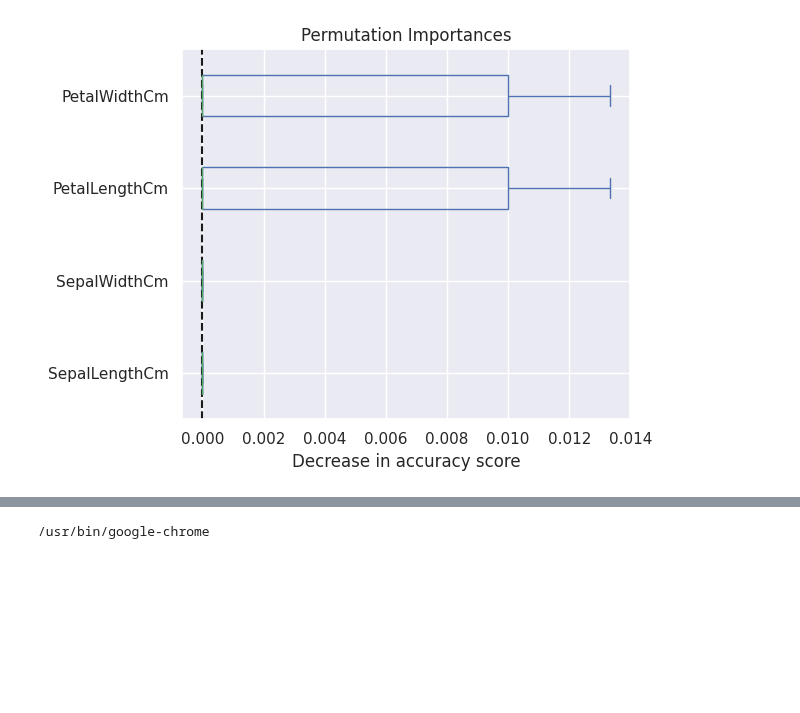
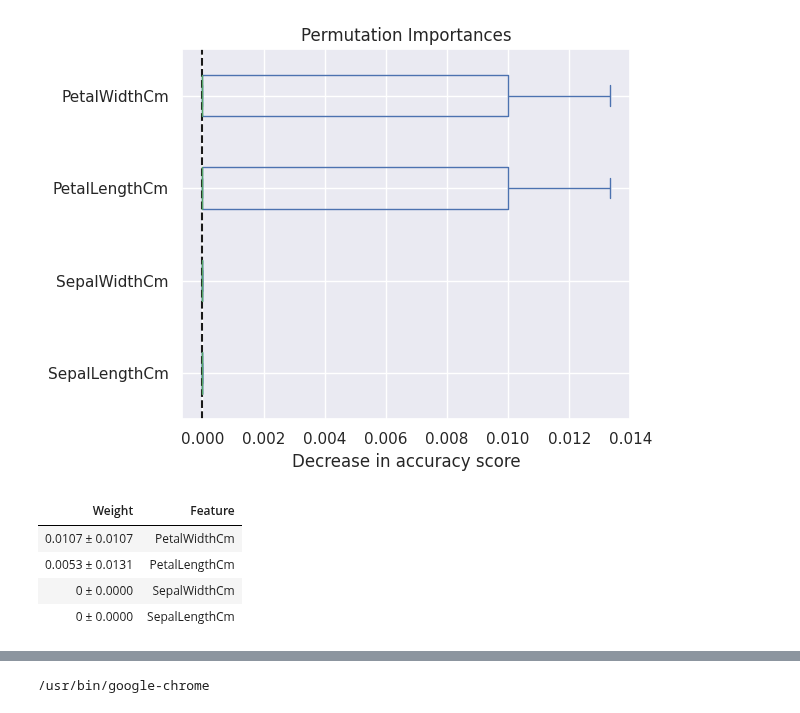
Before and after one commit to bitwalk123/MyNotebook, a Jupyter notebook: iris_PCA_py_06_SHAP.ipynb, the cells around one changed output, grey strips where cells are left out. Drawn from its saved outputs; the diff is of its cells as text; code cells hidden in the pictures; blank space fills up the shorter version.

```diff
--- a/iris_PCA_py_06_SHAP.ipynb
+++ b/iris_PCA_py_06_SHAP.ipynb
@@ -192,6 +192,18 @@ plt.savefig('iris_072_feature_inportance_permutation.png')
 plt.show()
 # %% [output]
 [figure]
+# %%
+import eli5
+from eli5.sklearn import PermutationImportance
+
+perm = PermutationImportance(pipe).fit(X, y)
+eli5.show_weights(perm, feature_names=X.columns.tolist())
+# %% [output]
+| Weight | Feature |
+| 0.0107 ± 0.0107 | PetalWidthCm |
+| 0.0053 ± 0.0131 | PetalLengthCm |
+| 0 ± 0.0000 | SepalWidthCm |
+| 0 ± 0.0000 | SepalLengthCm |
 # %%
 import shap
 shap.initjs()
```
Also changed, not shown: 2 other files.
